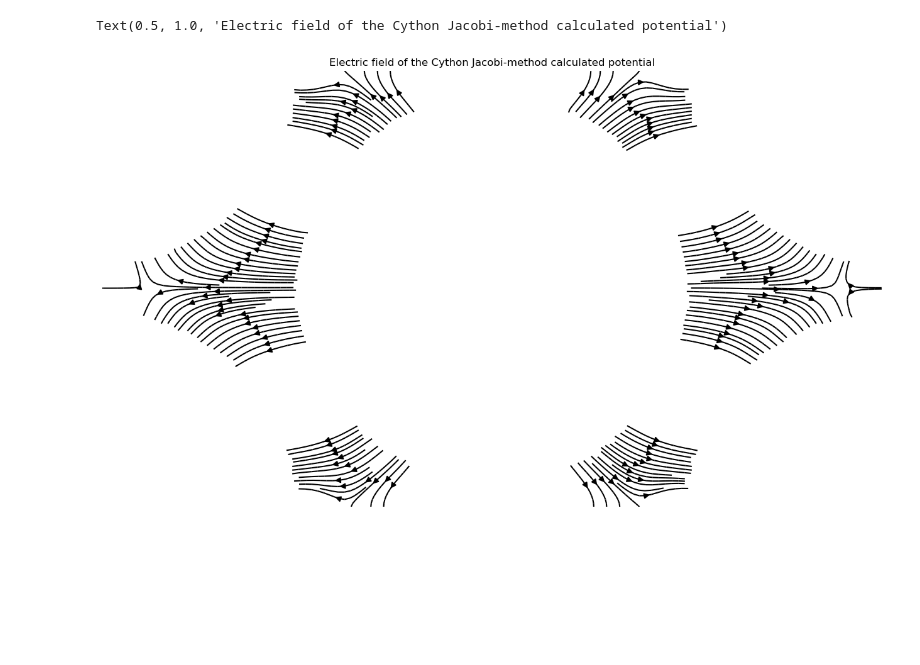
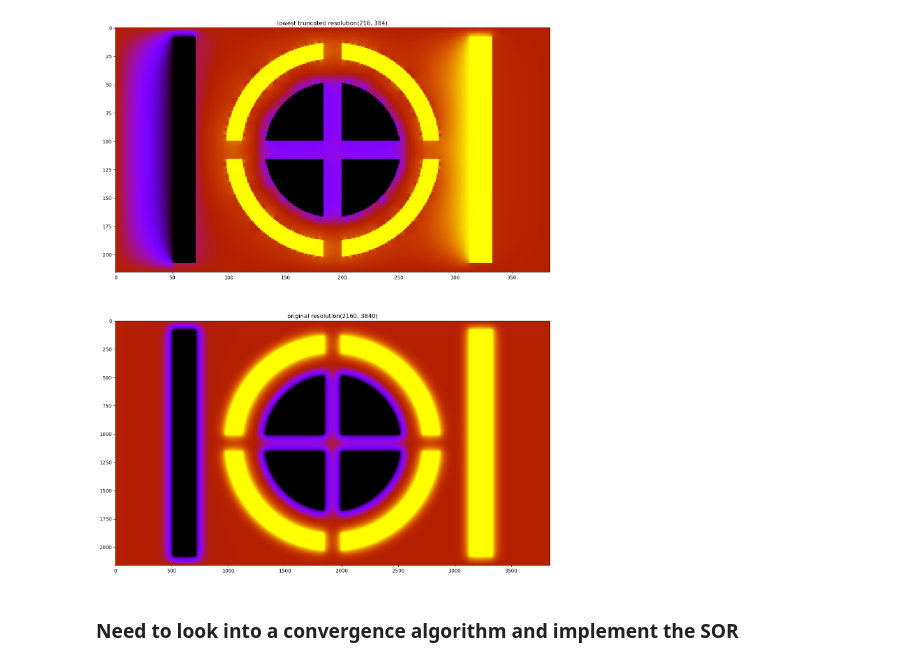
Before and after one commit to dcthecook/electrodynamics, a Jupyter notebook: CYTHON_Jacobi_Up_cycle.ipynb, the cells around one changed output. Drawn from its saved outputs; the diff is of its cells as text; code cells hidden in the pictures; blank space fills up the shorter version.

```diff
--- a/CYTHON_Jacobi_Up_cycle.ipynb
+++ b/CYTHON_Jacobi_Up_cycle.ipynb
@@ -268,4 +387,4 @@ plt.show()
 # %%
-total_samples = 4
-inner_iterations = 2000
+total_samples = 5
+inner_iterations = 3000
 truncation_factor = 0.5
@@ -272,3 +394,3 @@ truncation_factor = 0.5
 # %%
-
-testing = up_cycle(potential, mask, total_samples, inner_iterations, truncation_factor)
+%%time
+cycle_result = up_cycle(potential, mask, total_samples, inner_iterations, truncation_factor)
@@ -302,13 +399,20 @@ xv, yv = np.meshgrid(np.linspace(0, 1, res[1]), np.linspace(0, 1, res[0]))
-# %%
-plt.figure(figsize = (16, 9))
-plt.axis('off')
-plt.streamplot(xv, yv, -dx, -dy, density=4, color='black', arrowstyle='simple')
-#yes they have to be -dx -dy don't ask me why ask numpy ^-^
-plt.title("Electric field of the Cython Jacobi-method calculated potential")
-#field lines flow from the positive potential to negative
-# %% [output]
-Text(0.5, 1.0, 'Electric field of the Cython Jacobi-method calculated potential')
-[figure, removed]
+# %%
+fig = plt.figure(figsize=(35.55, 20))
+
+rows = 2
+cols = 1
+
+fig.add_subplot(rows, cols, 1)
+plt.imshow(cycle_result[0], cmap='gnuplot')
+plt.title("lowest truncated resolution"+str(cycle_result[0].shape))
+fig.add_subplot(rows, cols, 2)
+plt.imshow(cycle_result[-1], cmap='gnuplot')
+plt.title("original resolution"+str(cycle_result[-1].shape))
+plt.show()
+# %% [output]
+[figure, added]
+# %% [markdown]
+### Need to look into a convergence algorithm and implement the SOR
 # %%
 """
 more interesting boundaries on the edges ^_^
```
Also changed, not shown: parts of 25 cells of this notebook.
